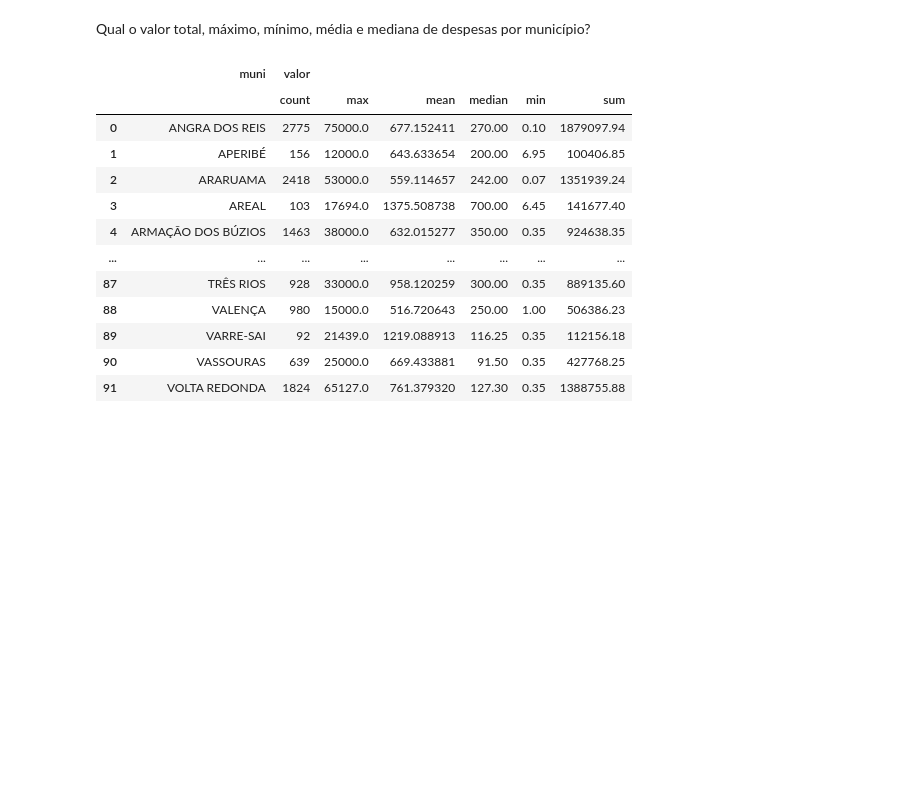
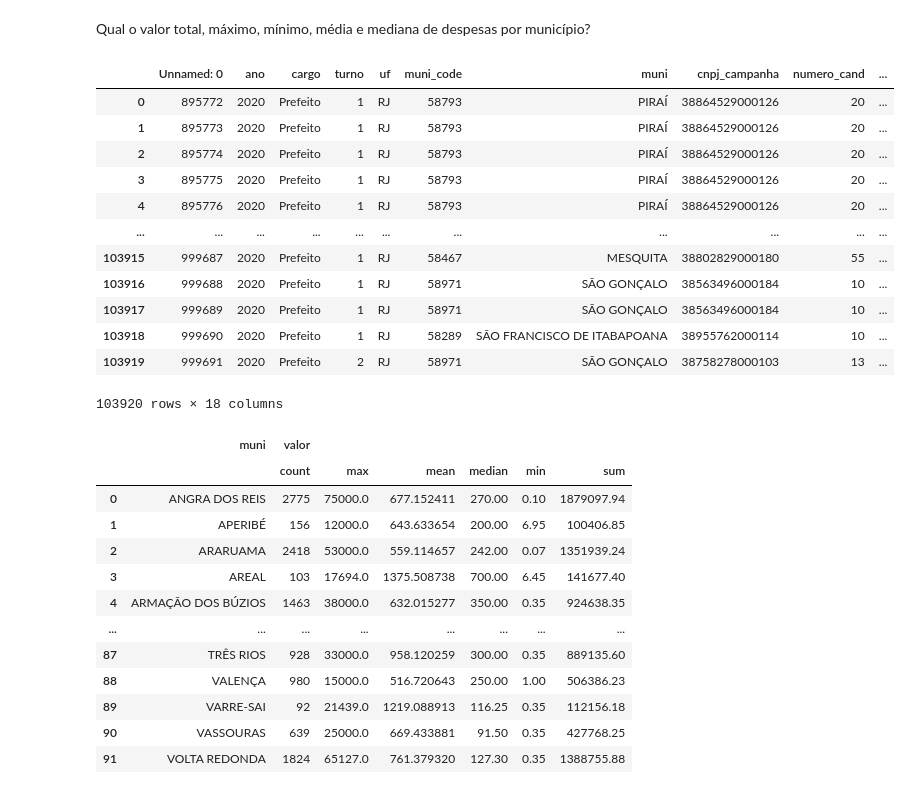
Before and after one commit to biamuniz/mjda_insper, a Jupyter notebook: inferencia_causal/atividade 1/código/Exercicio1_parte2.ipynb, the cells around one changed output. Cells and saved outputs as stored; diff of their text form; code cells hidden in the pictures; blank space fills up the shorter version.

```diff
--- a/inferencia_causal/atividade 1/código/Exercicio1_parte2.ipynb
+++ b/inferencia_causal/atividade 1/código/Exercicio1_parte2.ipynb
@@ -15,8 +27,21 @@ resultados = pd.read_csv("https://raw.githubusercontent.com/biamuniz/mjda_insper
 # %% [markdown]
 Qual o valor total, máximo, mínimo, média e mediana de despesas por município?
 # %%
-despesas_rj = pd.read_csv("https://raw.githubusercontent.com/biamuniz/mjda_insper/main/inferencia_causal/atividade%201/despesas_rio.csv", sep=";")
 despesas_rj
+# %% [output]
+|  | Unnamed: 0 | ano | cargo | turno | uf | muni_code | muni | cnpj_campanha | numero_cand | ... |
+| 0 | 895772 | 2020 | Prefeito | 1 | RJ | 58793 | PIRAÍ | 38864529000126 | 20 | ... |
+| 1 | 895773 | 2020 | Prefeito | 1 | RJ | 58793 | PIRAÍ | 38864529000126 | 20 | ... |
+| 2 | 895774 | 2020 | Prefeito | 1 | RJ | 58793 | PIRAÍ | 38864529000126 | 20 | ... |
+| 3 | 895775 | 2020 | Prefeito | 1 | RJ | 58793 | PIRAÍ | 38864529000126 | 20 | ... |
+| 4 | 895776 | 2020 | Prefeito | 1 | RJ | 58793 | PIRAÍ | 38864529000126 | 20 | ... |
+| ... | ... | ... | ... | ... | ... | ... | ... | ... | ... | ... |
+| 103915 | 999687 | 2020 | Prefeito | 1 | RJ | 58467 | MESQUITA | 38802829000180 | 55 | ... |
+| 103916 | 999688 | 2020 | Prefeito | 1 | RJ | 58971 | SÃO GONÇALO | 38563496000184 | 10 | ... |
+| 103917 | 999689 | 2020 | Prefeito | 1 | RJ | 58971 | SÃO GONÇALO | 38563496000184 | 10 | ... |
+| 103918 | 999690 | 2020 | Prefeito | 1 | RJ | 58289 | SÃO FRANCISCO DE ITABAPOANA | 38955762000114 | 10 | ... |
+| 103919 | 999691 | 2020 | Prefeito | 2 | RJ | 58971 | SÃO GONÇALO | 38758278000103 | 13 | ... |
+103920 rows × 18 columns
 # %%
 # Para responder à pergunta, fizemos uma tabela dinâmica
 variaveis = despesas_rj.columns.difference(set(['muni']).union(set([])).union(set({'valor'}))) # Acho que selecionei as colunas que eu quero olhar (município e valor da despesa)
```
Also changed, not shown: parts of 5 cells of this notebook.
